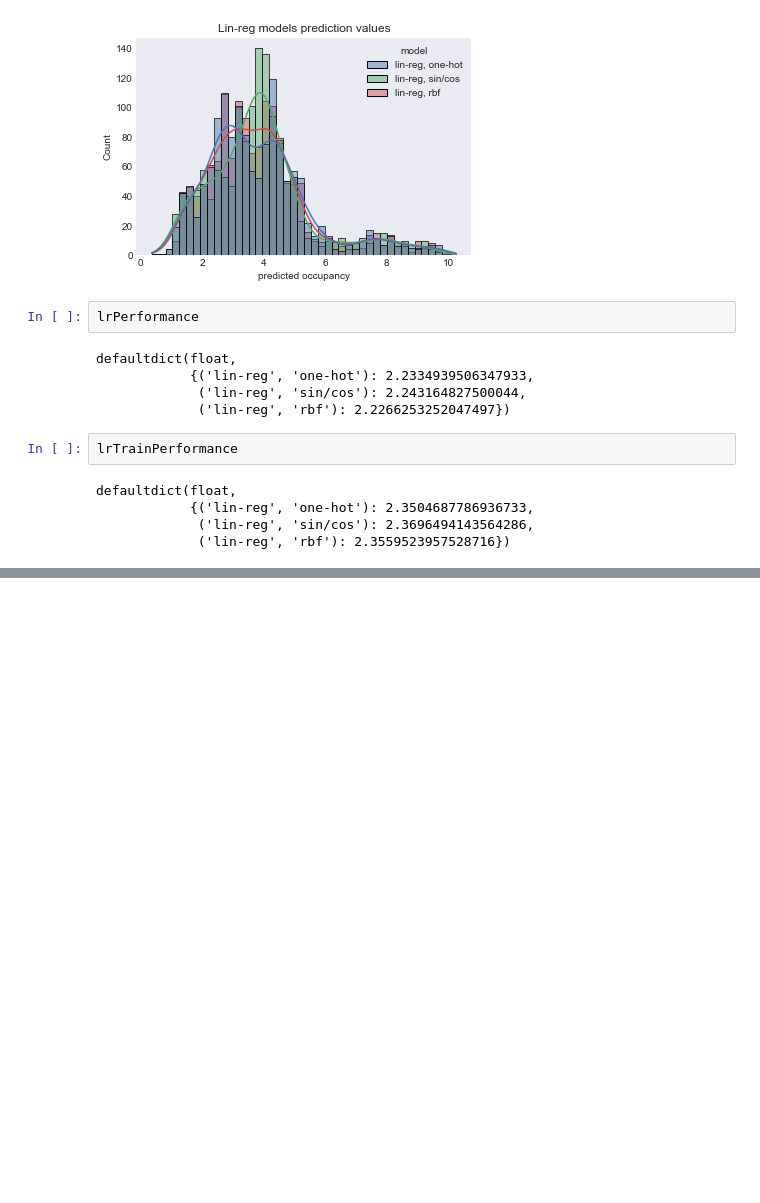
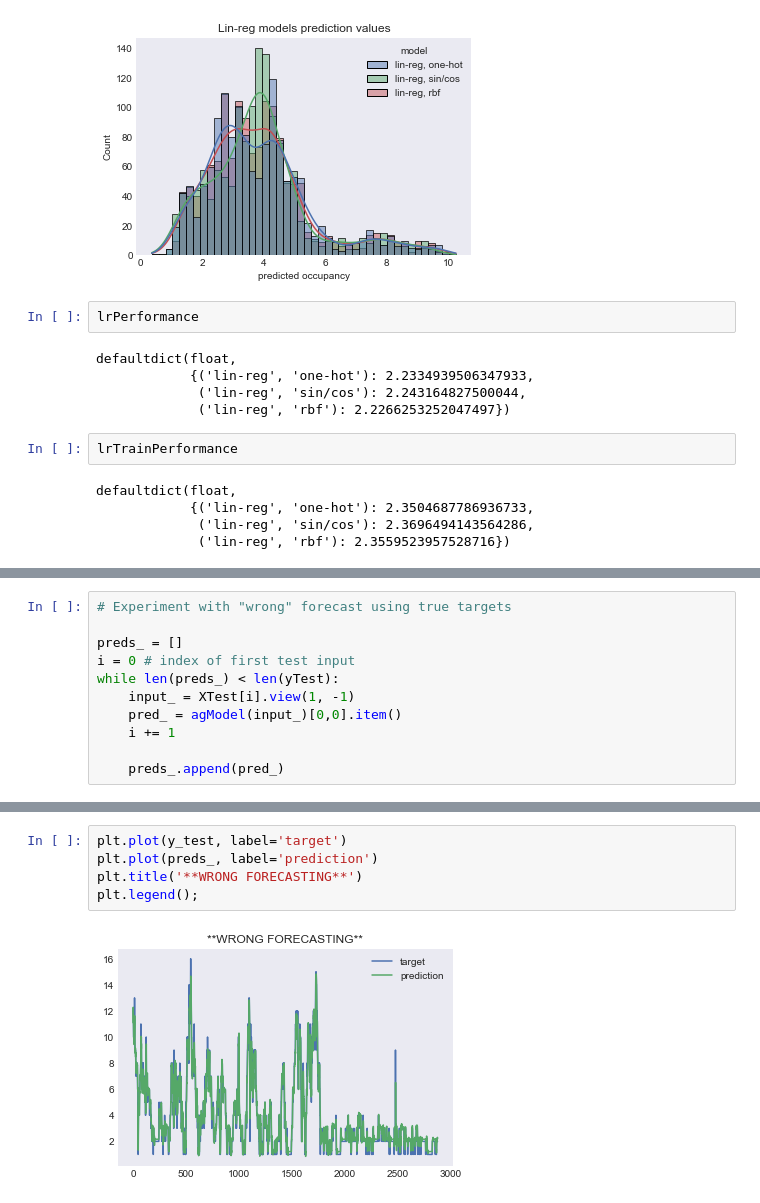
Before and after one commit to pndang/CSE158, a Jupyter notebook: assignment2/predictive_analysis.ipynb, the cells around one changed output, grey strips where cells are left out. Cells and saved outputs as stored; diff of their text form; blank space fills up the shorter version.

```diff
--- a/assignment2/predictive_analysis.ipynb
+++ b/assignment2/predictive_analysis.ipynb
@@ -253,0 +437,11 @@ defaultdict(float,
+# %%
+# Experiment with "wrong" forecast using true targets
+
+preds_ = []
+i = 0 # index of first test input
+while len(preds_) < len(yTest):
+    input_ = XTest[i].view(1, -1)
+    pred_ = agModel(input_)[0,0].item()
+    i += 1
+
+    preds_.append(pred_)
@@ -253,0 +453,7 @@ defaultdict(float,
+# %%
+plt.plot(y_test, label='target')
+plt.plot(preds_, label='prediction')
+plt.title('**WRONG FORECASTING**')
+plt.legend();
+# %% [output]
+[figure, added]
```
Also changed, not shown: parts of 21 cells of this notebook, 2 other files.
